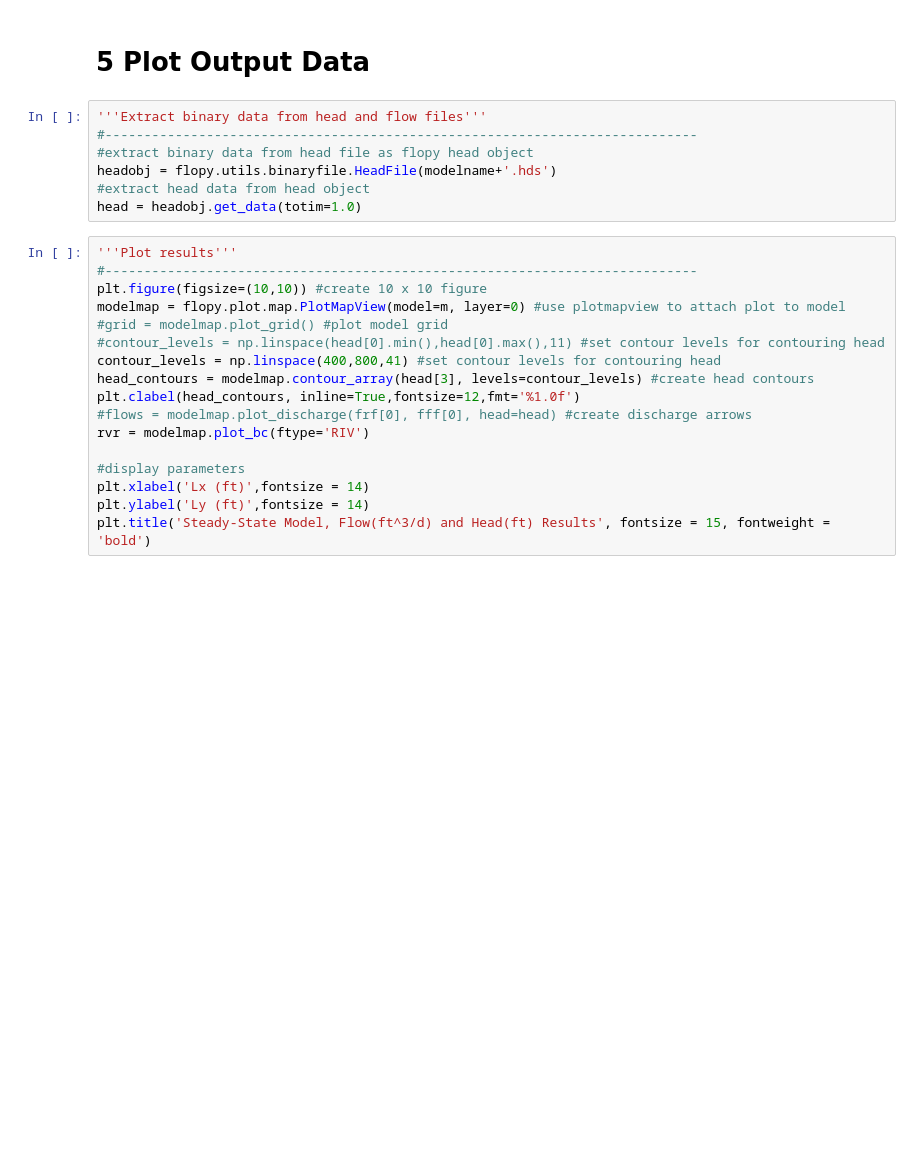
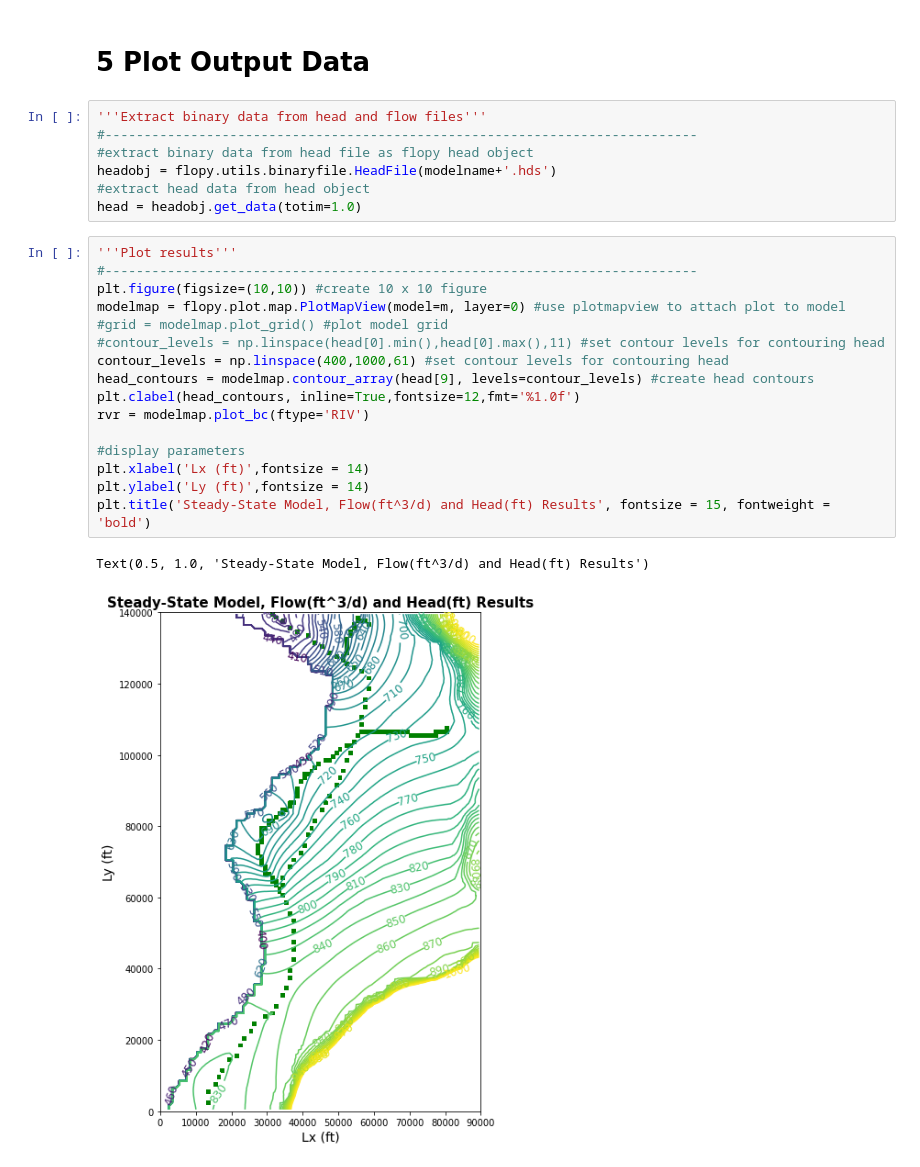
Before and after one commit to dbabrams/MasonCounty, a Jupyter notebook: MasonCountyFloPyModelApril10pcg.ipynb, the cells around one changed output. Cells and saved outputs as stored; diff of their text form; blank space fills up the shorter version.

```diff
--- a/MasonCountyFloPyModelApril10pcg.ipynb
+++ b/MasonCountyFloPyModelApril10pcg.ipynb
@@ -536,17 +539,19 @@ head = headobj.get_data(totim=1.0)
 # %%
 '''Plot results'''
 #----------------------------------------------------------------------------
 plt.figure(figsize=(10,10)) #create 10 x 10 figure
 modelmap = flopy.plot.map.PlotMapView(model=m, layer=0) #use plotmapview to attach plot to model
 #grid = modelmap.plot_grid() #plot model grid
 #contour_levels = np.linspace(head[0].min(),head[0].max(),11) #set contour levels for contouring head
-contour_levels = np.linspace(400,800,41) #set contour levels for contouring head
-head_contours = modelmap.contour_array(head[3], levels=contour_levels) #create head contours
+contour_levels = np.linspace(400,1000,61) #set contour levels for contouring head
+head_contours = modelmap.contour_array(head[9], levels=contour_levels) #create head contours
 plt.clabel(head_contours, inline=True,fontsize=12,fmt='%1.0f')
-#flows = modelmap.plot_discharge(frf[0], fff[0], head=head) #create discharge arrows
 rvr = modelmap.plot_bc(ftype='RIV')
 
 #display parameters
 plt.xlabel('Lx (ft)',fontsize = 14)
 plt.ylabel('Ly (ft)',fontsize = 14)
 plt.title('Steady-State Model, Flow(ft^3/d) and Head(ft) Results', fontsize = 15, fontweight = 'bold')
+# %% [output]
+Text(0.5, 1.0, 'Steady-State Model, Flow(ft^3/d) and Head(ft) Results')
+[figure, added]
```
Also changed, not shown: parts of 11 cells of this notebook.
